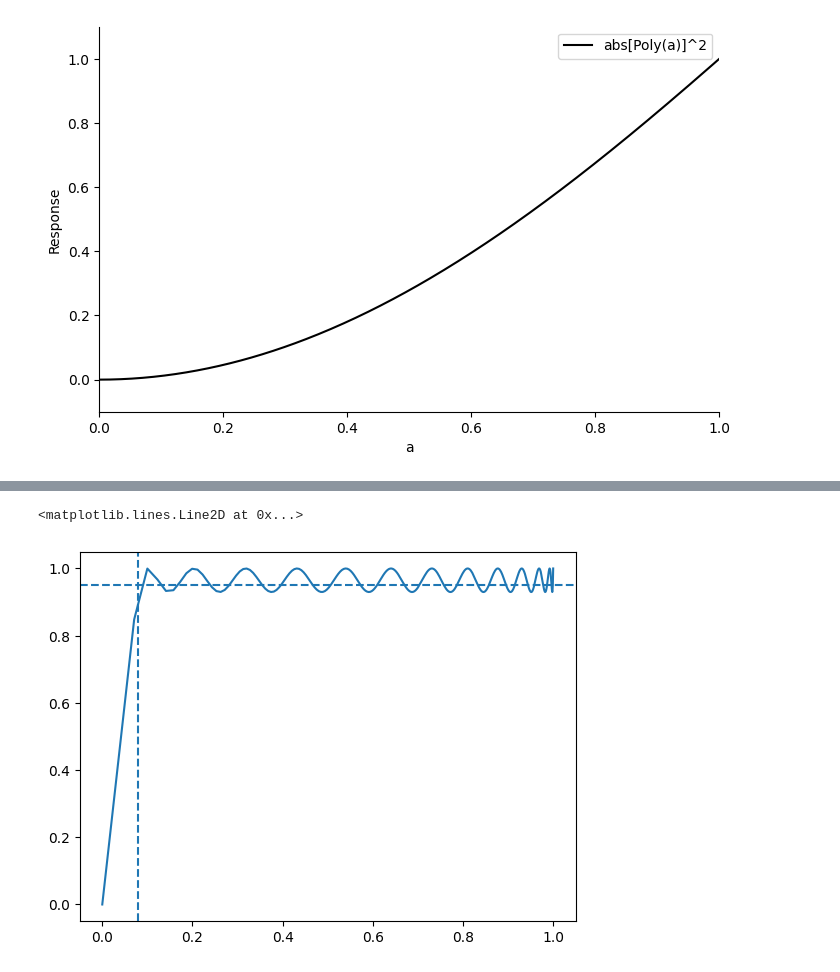
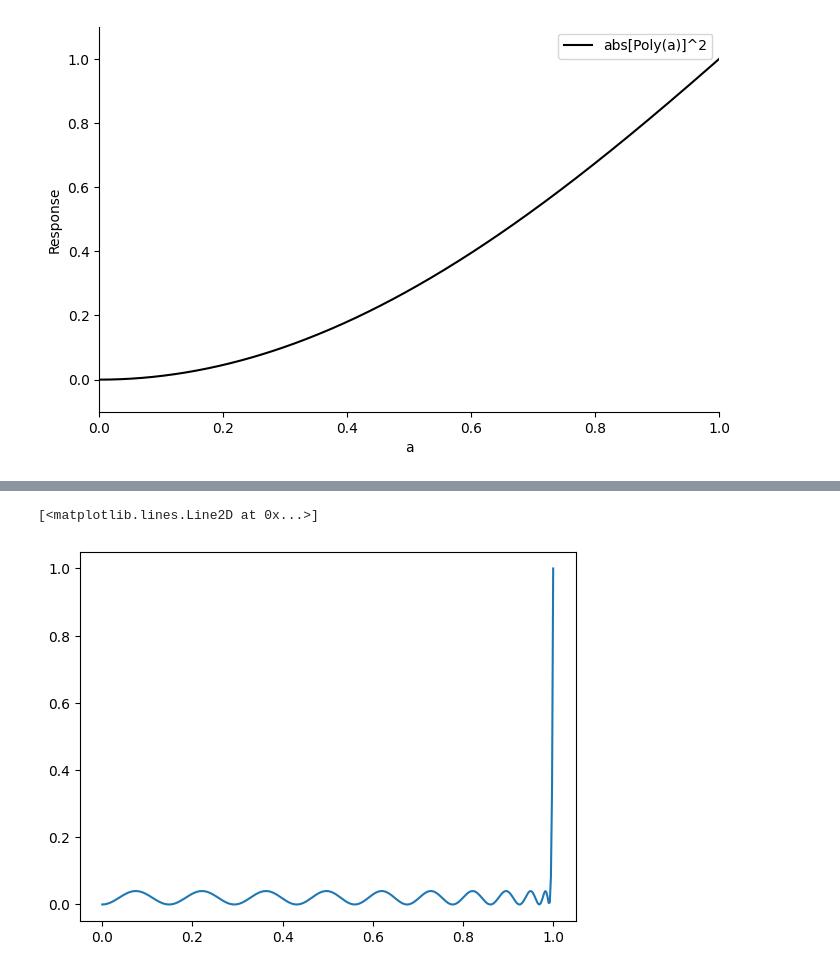
Before and after one commit to shrabian/quantum-research, a Jupyter notebook: fpsearch.ipynb, the cells around one changed output, grey strips where cells are left out. Saved outputs shown, nothing was run; the diff lists cells and outputs as text; code cells hidden in the pictures.

```diff
--- a/fpsearch.ipynb
+++ b/fpsearch.ipynb
@@ -21,9 +63,11 @@ response.PlotQSPResponse(phis, plot_positive_only=True, plot_probability = True,
 # %%
-def generate_phases(d, w):
+def suppress_phases(d, delta):
     d = int(d)
     L = 2*d + 1
     phivec = []
+    gamma = 1 / np.cosh((1 / L) * np.arccosh(1 / delta))
+    sg = np.sqrt(1 - gamma**2)
     for k in range(1, d+1):
-        phivec.append(np.arctan2(1, w * np.tan((2*k-1)*np.pi/L) ))
-        phivec.append(np.arctan2(1, w * np.tan((2*k)*np.pi/L) ))
+        phivec.append(-2*np.arctan2(1, sg * np.tan((2*k-1)*np.pi/L) ))
+        phivec.append(-2*np.arctan2(1, sg * np.tan((2*k)*np.pi/L) ))
     return np.array(phivec)
@@ -77,15 +74,10 @@ np.float64(23.37269892506913)
 # %%
-xs = np.linspace(0,1,400)
-phis = generate_phases(12, 0.08)
+xs = np.linspace(0,1, 400)
+phi = suppress_phases(10, 0.2)
 responses = []
 for x in xs:
-    responses.append(np.absolute(Rx_response(x, phis)[0,0])**2)
+    responses.append(np.absolute(Rx_response(x, phi)[0,0])**2)
+plt.plot(xs, responses)
+# %% [output]
+[<matplotlib.lines.Line2D at 0x...>]
+[figure, added]
-# %%
-plt.plot(np.sqrt(1-xs**2), responses)
-widthline = np.zeros(xs.shape)
-#widthline[] = 1
-plt.axvline(x=0.08, linestyle = '--')
-plt.axhline(y=0.95, linestyle='--')
-# %% [output]
-<matplotlib.lines.Line2D at 0x...>
-[figure, removed]
```
Also changed, not shown: parts of 11 cells of this notebook, 4 other files.
